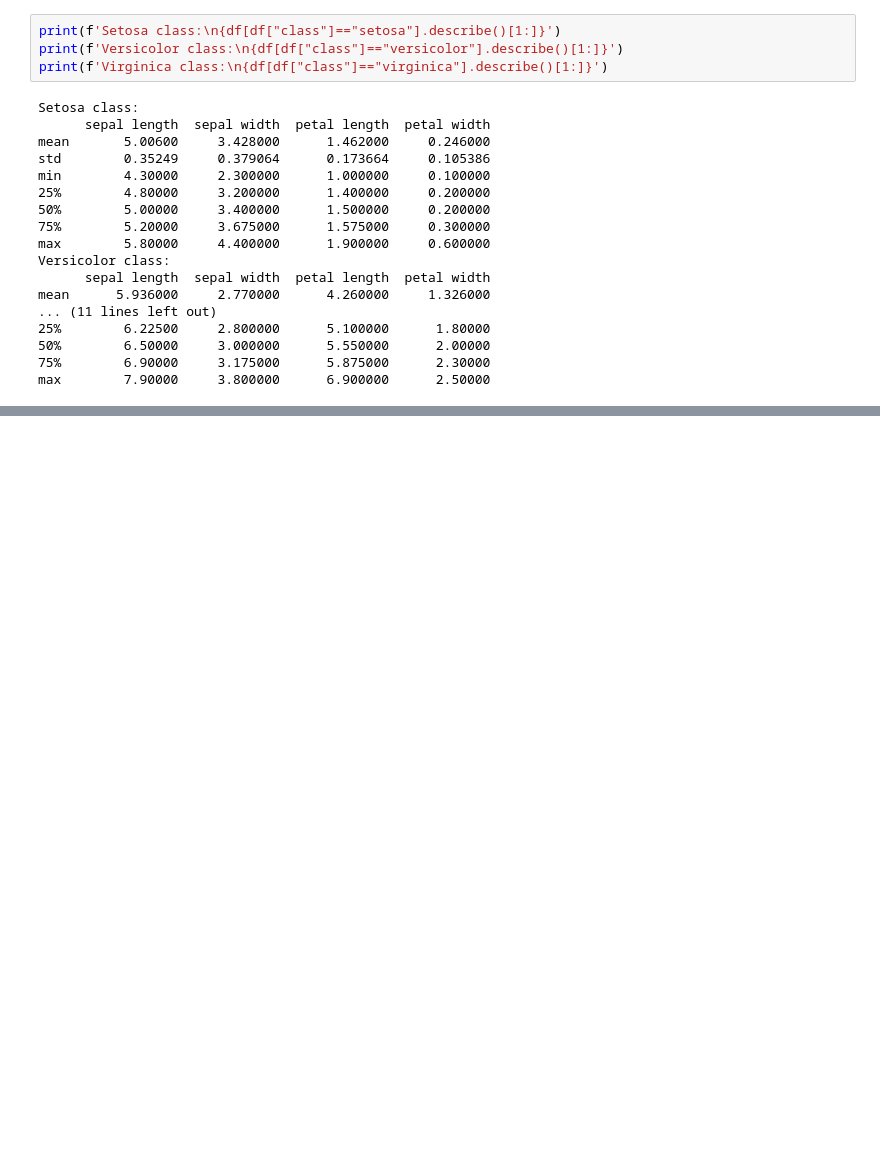
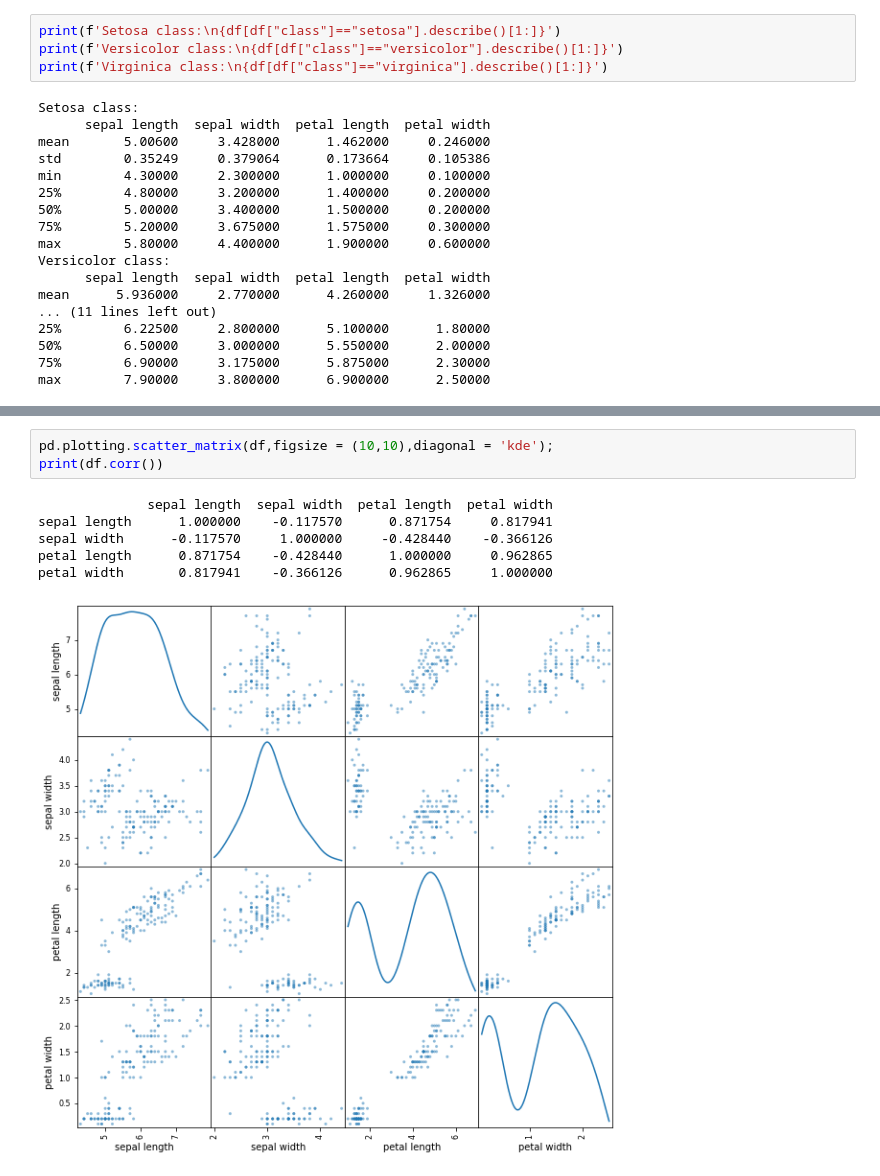
Before and after one commit to AmrMomtaz/Iris-Dataset-Exploration, a Jupyter notebook: Iris-Exploration.ipynb, the cells around one changed output, grey strips where cells are left out. Saved outputs shown, nothing was run; the diff lists cells and outputs as text; blank space fills up the shorter version.

```diff
--- a/Iris-Exploration.ipynb
+++ b/Iris-Exploration.ipynb
@@ -155 +184,11 @@ max        7.90000     3.800000      6.900000      2.50000
 We can conclude that the setosa flower is more likely to be the smallest one (in size) then the versicolor and the virginica flower the biggest among the three (based on the mean of each of the four attributes).
+# %%
+pd.plotting.scatter_matrix(df,figsize = (10,10),diagonal = 'kde');
+print(df.corr())
+# %% [output]
+              sepal length  sepal width  petal length  petal width
+sepal length      1.000000    -0.117570      0.871754     0.817941
+sepal width      -0.117570     1.000000     -0.428440    -0.366126
+petal length      0.871754    -0.428440      1.000000     0.962865
+petal width       0.817941    -0.366126      0.962865     1.000000
+[figure, added]
```
Also changed, not shown: parts of 10 cells of this notebook.
